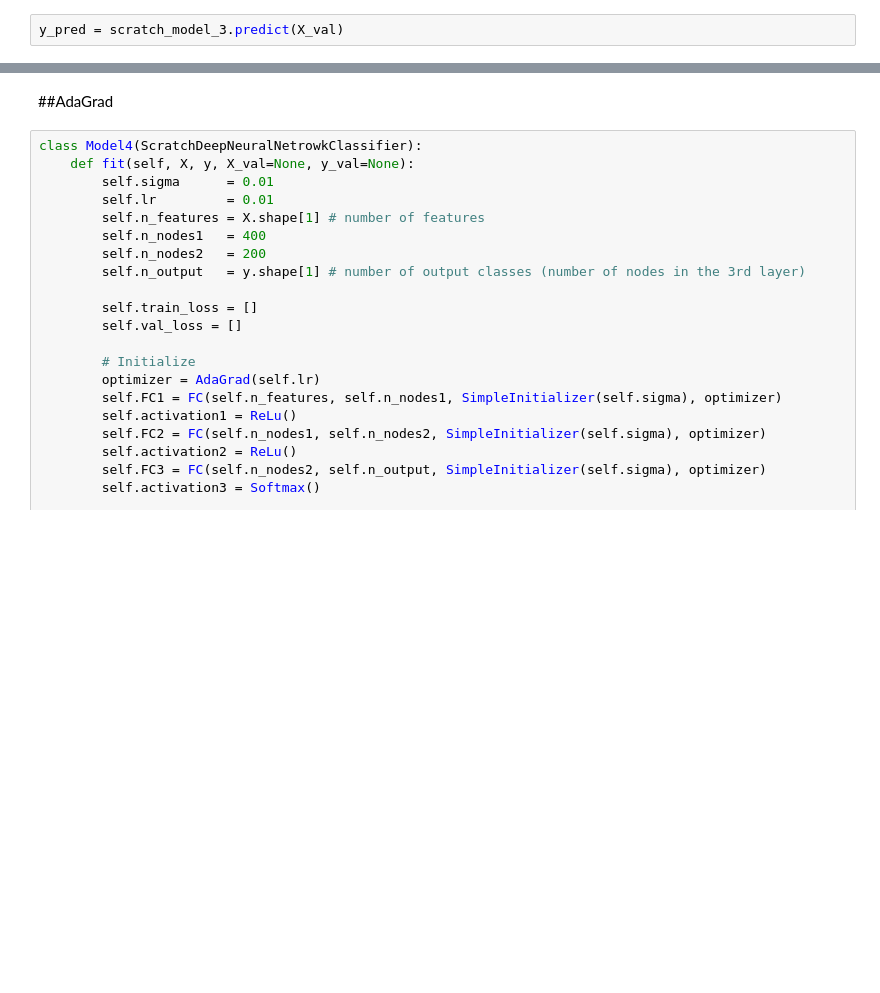
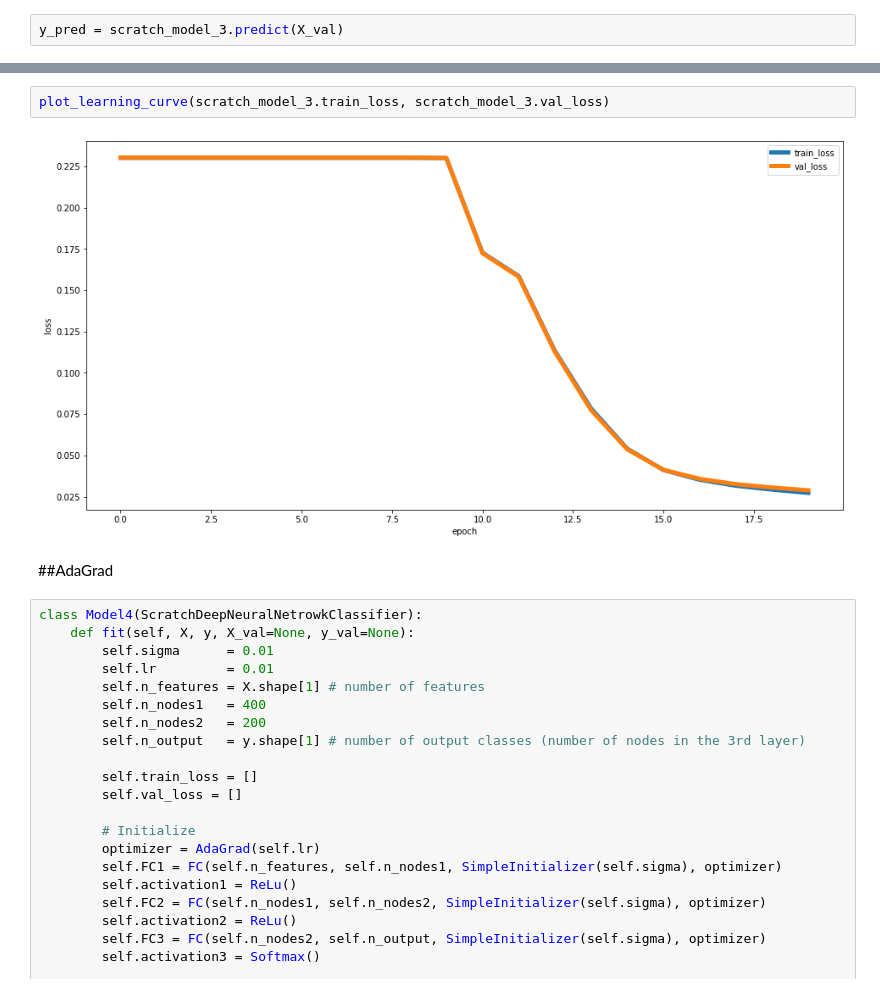
Before and after one commit to nguyenhuy1209/diveintocode-ml, a Jupyter notebook: week4/sprint10.ipynb, the cells around one changed output, grey strips where cells are left out. Saved outputs shown, nothing was run; the diff lists cells and outputs as text; blank space fills up the shorter version.

```diff
--- a/week4/sprint10.ipynb
+++ b/week4/sprint10.ipynb
@@ -510,3 +537,7 @@ accuracy_score(y_pred, y_val)
+# %%
+plot_learning_curve(scratch_model_3.train_loss, scratch_model_3.val_loss)
+# %% [output]
+[figure, added]
 # %% [markdown]
 ##AdaGrad
 # %%
```
Also changed, not shown: parts of 14 cells of this notebook.
